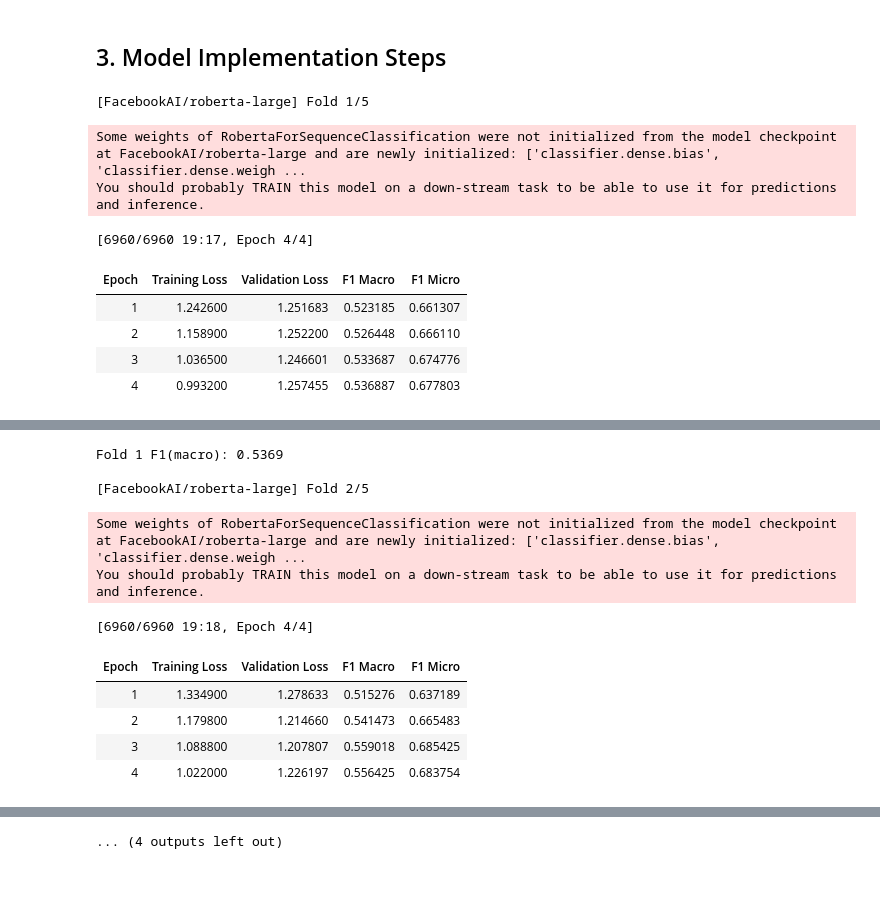
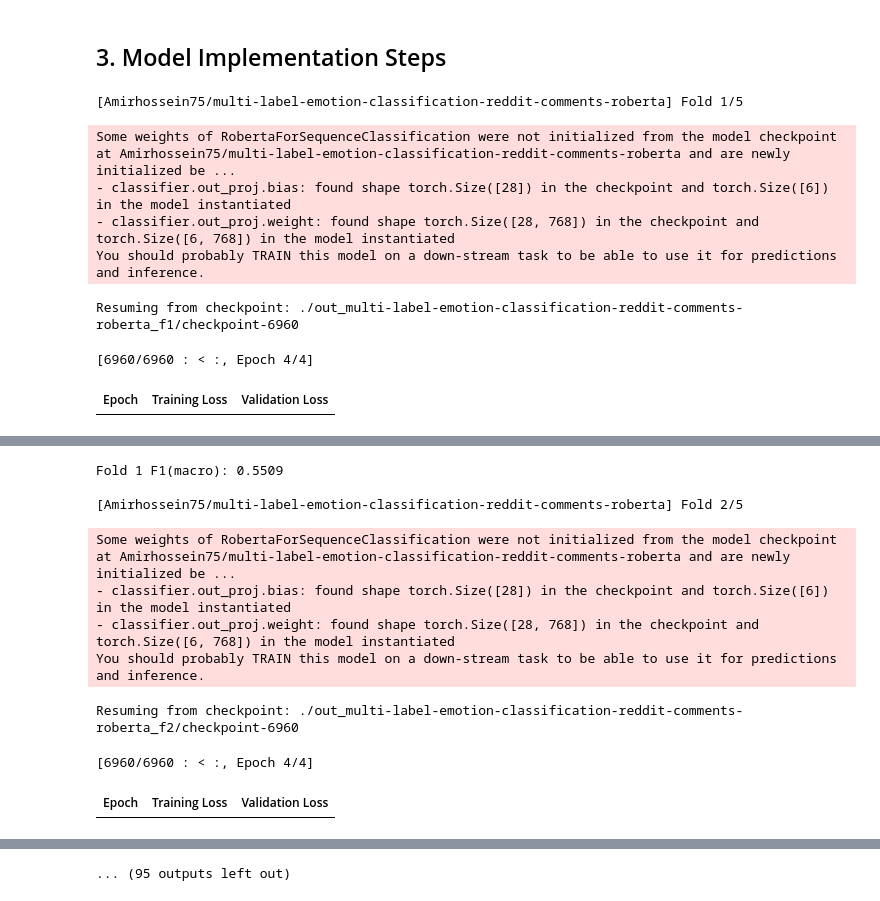
Before and after one commit to attackofthetitan/DM2025-Lab2-Exercise, a Jupyter notebook: DM2025-Lab2-Homework.ipynb, the cells around one changed output, grey strips where cells are left out. Cells and saved outputs as stored; diff of their text form; code cells hidden in the pictures.

Commit message:
Param tune and model change

```diff
--- a/DM2025-Lab2-Homework.ipynb
+++ b/DM2025-Lab2-Homework.ipynb
@@ -446,7 +446,7 @@ class WeightedTrainer(Trainer):
                 return loss, outputs1
             return loss
         else:
-            loss = self._ce_loss(logits1, labels)
+            loss = self.ce_loss(logits1, labels)
             if return_outputs:
                 return loss, outputs1
             return loss
@@ -478,6 +478,7 @@ def train_folds(model_name, n_splits=5, lr=2e-5, epochs=3, bsz=16, max_len=192,
     test_logits_accum = np.zeros((len(test_df), len(labels)), dtype=np.float32)
 
     for fold, (tr_idx, va_idx) in enumerate(skf.split(train_df, y), 1):
+        output_dir = f"./out_{os.path.basename(model_name)}_f{fold}"
         print(f"\n[{model_name}] Fold {fold}/{n_splits}")
         tr_df = train_df.iloc[tr_idx].copy()
 
@@ -513,7 +514,6 @@ def train_folds(model_name, n_splits=5, lr=2e-5, epochs=3, bsz=16, max_len=192,
         gamma = 0.5
         class_weight = np.power(raw_class_weight, gamma)
 
-
         ds_te = make_ds(test_df["text"].tolist()).map(lambda ex: tokenize_fn(ex, tokenizer, max_len), batched=True)
 
         cols = ["input_ids","attention_mask","label"]
@@ -530,17 +530,13 @@ def train_folds(model_name, n_splits=5, lr=2e-5, epochs=3, bsz=16, max_len=192,
             attention_probs_dropout_prob=0.2,
         )
 
-        if "twitter-roberta-base-emotion-latest" in model_name:
-            config.problem_type = "single_label_classification"
+        config.problem_type = "single_label_classification"
 
-        extra_kwargs = {}
-        if "twitter-roberta-base-emotion-latest" in model_name:
-            extra_kwargs["ignore_mismatched_sizes"] = True
 
         model = AutoModelForSequenceClassification.from_pretrained(
             model_name,
             config=config,
-            **extra_kwargs,
+            ignore_mismatched_sizes=True,
         )
 
         hidden_size = config.hidden_size
@@ -583,7 +579,7 @@ def train_folds(model_name, n_splits=5, lr=2e-5, epochs=3, bsz=16, max_len=192,
         trainer = WeightedTrainer(
             class_weight=class_weight,
             rdrop_alpha=0.5,
-            layerwise_lr_decay=0.9,
+            layerwise_lr_decay=0.85,
             model=model,
             args=args,
             train_dataset=ds_tr,
@@ -594,7 +590,19 @@ def train_folds(model_name, n_splits=5, lr=2e-5, epochs=3, bsz=16, max_len=192,
             callbacks=[EarlyStoppingCallback(early_stopping_patience=2)]
         )
 
-        trainer.train()
+        resume_ckpt = None
+        if os.path.isdir(output_dir):
+            ckpts = glob.glob(os.path.join(output_dir, "checkpoint-*"))
+            if ckpts:
+                ckpts_sorted = sorted(ckpts, key=lambda p: int(p.split("-")[-1]))
+                resume_ckpt = ckpts_sorted[-1]
+
+        if resume_ckpt is not None:
+            print("Resuming from checkpoint:", resume_ckpt)
+            trainer.train(resume_from_checkpoint=resume_ckpt)
+        else:
+            print("No checkpoint found, training from scratch.")
+            trainer.train()
 
         valid_logits = trainer.predict(ds_va).predictions
         oof_preds[va_idx] = valid_logits
@@ -618,52 +626,54 @@ def train_folds(model_name, n_splits=5, lr=2e-5, epochs=3, bsz=16, max_len=192,
 # %%
 torch.cuda.empty_cache()
 
 backbones = [
-    "FacebookAI/roberta-large",
+    # "GroNLP/hateBERT",
+    "Amirhossein75/multi-label-emotion-classification-reddit-comments-roberta",
+    "cardiffnlp/twitter-roberta-large-emotion-latest",
+    # "FacebookAI/roberta-large",
     "microsoft/deberta-v3-large",
-    "cardiffnlp/twitter-roberta-base-emotion-latest",
 ]
 cfgs = {
-    "FacebookAI/roberta-large": dict(lr=2e-5, epochs=4),
-    "microsoft/deberta-v3-large": dict(lr=2e-5, epochs=4),
-    "cardiffnlp/twitter-roberta-base-emotion-latest": dict(lr=1.5e-5, epochs=4),
+    "FacebookAI/roberta-large": dict(lr=1.5e-5, epochs=4),
+    "microsoft/deberta-v3-large": dict(lr=1e-5, epochs=6),
+    "Amirhossein75/multi-label-emotion-classification-reddit-comments-roberta": dict(lr=1.5e-5, epochs=4),
+    "GroNLP/hateBERT": dict(lr=1.5e-5, epochs=4),
+    "cardiffnlp/twitter-roberta-large-emotion-latest": dict(lr=1.5e-5, epochs=4),
 }
 
 all_oof, all_test = [], []
 
 for name in backbones:
     hp = cfgs[name]
     oof, test_logits = train_folds(
         name,
         n_splits=5,
         lr=hp["lr"],
         epochs=hp["epochs"],
         bsz=24,
         max_len=160,
         wd=0.01,
     )
     all_oof.append(oof)
     all_test.append(test_logits)
 # %% [output]
-[FacebookAI/roberta-large] Fold 1/5
+[Amirhossein75/multi-label-emotion-classification-reddit-comments-roberta] Fold 1/5
-Some weights of RobertaForSequenceClassification were not initialized from the model checkpoint at FacebookAI/roberta-large and are newly initialized: ['classifier.dense.bias', 'classifier.dense.weigh ...
+Some weights of RobertaForSequenceClassification were not initialized from the model checkpoint at Amirhossein75/multi-label-emotion-classification-reddit-comments-roberta and are newly initialized be ...
+- classifier.out_proj.bias: found shape torch.Size([28]) in the checkpoint and torch.Size([6]) in the model instantiated
+- classifier.out_proj.weight: found shape torch.Size([28, 768]) in the checkpoint and torch.Size([6, 768]) in the model instantiated
 You should probably TRAIN this model on a down-stream task to be able to use it for predictions and inference.
-[6960/6960 19:17, Epoch 4/4]
+Resuming from checkpoint: ./out_multi-label-emotion-classification-reddit-comments-roberta_f1/checkpoint-6960
+[6960/6960 : < :, Epoch 4/4]
-| Epoch | Training Loss | Validation Loss | F1 Macro | F1 Micro |
-| 1 | 1.242600 | 1.251683 | 0.523185 | 0.661307 |
-| 2 | 1.158900 | 1.252200 | 0.526448 | 0.666110 |
-| 3 | 1.036500 | 1.246601 | 0.533687 | 0.674776 |
-| 4 | 0.993200 | 1.257455 | 0.536887 | 0.677803 |
+| Epoch | Training Loss | Validation Loss |
 [interactive output not drawn]
 [interactive output not drawn]
-Fold 1 F1(macro): 0.5369
-
-[FacebookAI/roberta-large] Fold 2/5
-Some weights of RobertaForSequenceClassification were not initialized from the model checkpoint at FacebookAI/roberta-large and are newly initialized: ['classifier.dense.bias', 'classifier.dense.weigh ...
-You should probably TRAIN this model on a down-stream task to be able to use it for predictions and inference.
+Fold 1 F1(macro): 0.5509
+
+[Amirhossein75/multi-label-emotion-classification-reddit-comments-roberta] Fold 2/5
-[6960/6960 19:18, Epoch 4/4]
+Some weights of RobertaForSequenceClassification were not initialized from the model checkpoint at Amirhossein75/multi-label-emotion-classification-reddit-comments-roberta and are newly initialized be ...
+- classifier.out_proj.bias: found shape torch.Size([28]) in the checkpoint and torch.Size([6]) in the model instantiated
+- classifier.out_proj.weight: found shape torch.Size([28, 768]) in the checkpoint and torch.Size([6, 768]) in the model instantiated
+You should probably TRAIN this model on a down-stream task to be able to use it for predictions and inference.
+Resuming from checkpoint: ./out_multi-label-emotion-classification-reddit-comments-roberta_f2/checkpoint-6960
+[6960/6960 : < :, Epoch 4/4]
-| Epoch | Training Loss | Validation Loss | F1 Macro | F1 Micro |
-| 1 | 1.334900 | 1.278633 | 0.515276 | 0.637189 |
-| 2 | 1.179800 | 1.214660 | 0.541473 | 0.665483 |
-| 3 | 1.088800 | 1.207807 | 0.559018 | 0.685425 |
-| 4 | 1.022000 | 1.226197 | 0.556425 | 0.683754 |
+| Epoch | Training Loss | Validation Loss |
@@ -672,4 +680,4 @@ You should probably TRAIN this model on a down-stream task to be able to use it
-... (4 outputs left out)
+... (95 outputs left out)
 # %%
 def optimized_ensemble(all_oof, all_test, y):
     X_oof = np.hstack(all_oof)
```
Also changed, not shown: parts of 4 cells of this notebook, 1 other file.
